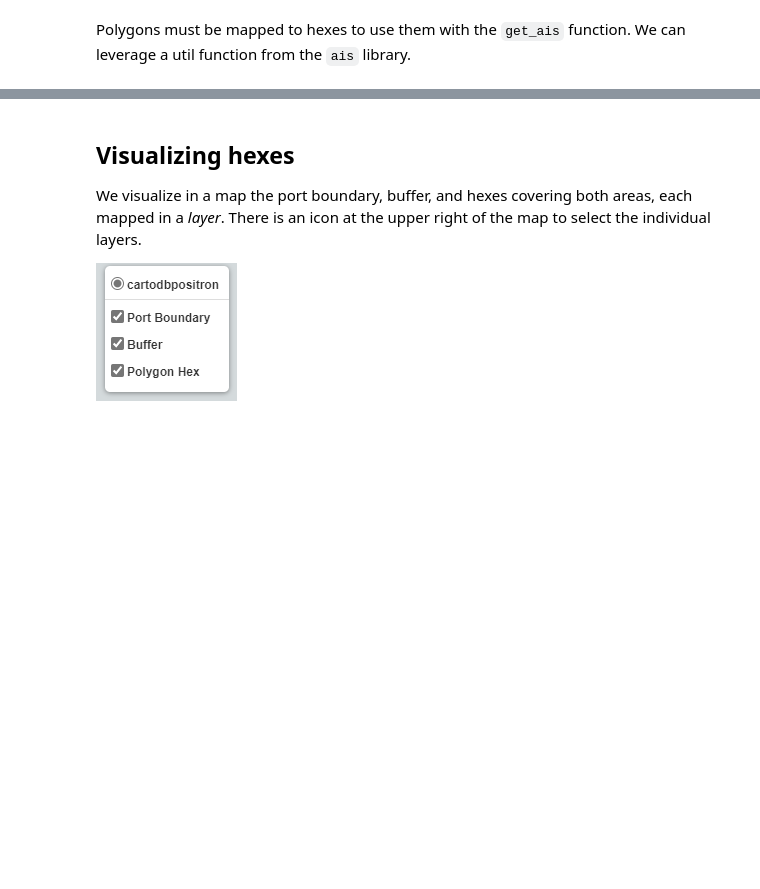
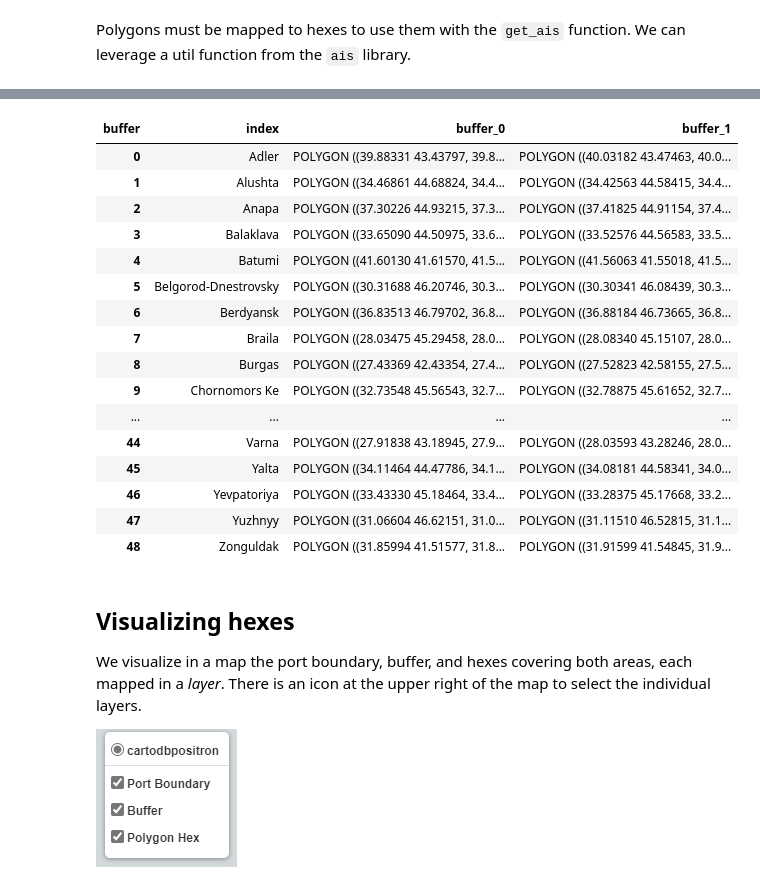
Before and after one commit to InseeFrLab/hackathon-un-2022, a Jupyter notebook: notebooks/ports.ipynb, the cells around one changed output, grey strips where cells are left out. Drawn from its saved outputs; the diff is of its cells as text; code cells hidden in the pictures; blank space fills up the shorter version.

Commit message:
Update ports

```diff
--- a/notebooks/ports.ipynb
+++ b/notebooks/ports.ipynb
@@ -60,5 +81,5 @@ df['port_buffer'] = res_difference['geometry']
 # %% [markdown]
 Filtering ports from the Azov and Black seas
 # %%
-df_black_azov = pd.concat([df[df['water_body'].str.contains('Azov', case=False)], df[df['water_body'].str.contains('Black', case=False)]])
+df_black_azov = df[df['water_body'].str.contains('Black', case=False)]
 # %% [markdown]
@@ -72,7 +97,7 @@ Plotting port coverages and buffers
 # %%
 m = folium.Map(location=[43.433333, 39.933333])
 
-for i in range(0, 2):
+for i in range(0, 5):
     # Plot port coordinates
     folium.Marker([df_black_azov.iloc[i]['lat'], df_black_azov.iloc[i]['long']],
                   popup=df_black_azov.iloc[i]['port_name']).add_to(m)
@@ -110,0 +126,7 @@ port_df_hex.head()
+# %%
+# Fill polygons with hexes, port boundary and buffer
+# We are choosing H3 resolution 9 which isn't too big of a resolution for our polygon but not too small that we generate a lot of h3 indices
+h3_resolution = 9
+
+input_polygons = [(df_black_azov.iloc[i]['port_name'], mapping(df_black_azov.iloc[i].port_coverage)) for i in range(df_black_azov.shape[0])] + \
+    [(df_black_azov.iloc[i]['port_name'] + " Buffer", mapping(df_black_azov.iloc[i].port_buffer)) for i in range(df_black_azov.shape[0])]
@@ -129,0 +211,23 @@ port_df_hex_poly
+# %%
+port_df_hex_poly['buffer'] = ['buffer_' + str(buffer) for buffer in np.tile(np.arange(2), 49)]
+port_df_hex_poly['polygon_name'] = port_df_hex_poly['polygon_name'].str.replace(' Buffer', '')
+# %%
+df_hexes = pd.pivot(port_df_hex_poly, index='polygon_name', columns='buffer', values='hex_id').rename_axis(None).reset_index().rename(columns={'index': 'port_name'})
+# %% [output]
+| buffer | index | buffer_0 | buffer_1 |
+| 0 | Adler | POLYGON ((39.88331 43.43797, 39.8... | POLYGON ((40.03182 43.47463, 40.0... |
+| 1 | Alushta | POLYGON ((34.46861 44.68824, 34.4... | POLYGON ((34.42563 44.58415, 34.4... |
+| 2 | Anapa | POLYGON ((37.30226 44.93215, 37.3... | POLYGON ((37.41825 44.91154, 37.4... |
+| 3 | Balaklava | POLYGON ((33.65090 44.50975, 33.6... | POLYGON ((33.52576 44.56583, 33.5... |
+| 4 | Batumi | POLYGON ((41.60130 41.61570, 41.5... | POLYGON ((41.56063 41.55018, 41.5... |
+| 5 | Belgorod-Dnestrovsky | POLYGON ((30.31688 46.20746, 30.3... | POLYGON ((30.30341 46.08439, 30.3... |
+| 6 | Berdyansk | POLYGON ((36.83513 46.79702, 36.8... | POLYGON ((36.88184 46.73665, 36.8... |
+| 7 | Braila | POLYGON ((28.03475 45.29458, 28.0... | POLYGON ((28.08340 45.15107, 28.0... |
+| 8 | Burgas | POLYGON ((27.43369 42.43354, 27.4... | POLYGON ((27.52823 42.58155, 27.5... |
+| 9 | Chornomors Ke | POLYGON ((32.73548 45.56543, 32.7... | POLYGON ((32.78875 45.61652, 32.7... |
+| ... | ... | ... | ... |
+| 44 | Varna | POLYGON ((27.91838 43.18945, 27.9... | POLYGON ((28.03593 43.28246, 28.0... |
+| 45 | Yalta | POLYGON ((34.11464 44.47786, 34.1... | POLYGON ((34.08181 44.58341, 34.0... |
+| 46 | Yevpatoriya | POLYGON ((33.43330 45.18464, 33.4... | POLYGON ((33.28375 45.17668, 33.2... |
+| 47 | Yuzhnyy | POLYGON ((31.06604 46.62151, 31.0... | POLYGON ((31.11510 46.52815, 31.1... |
+| 48 | Zonguldak | POLYGON ((31.85994 41.51577, 31.8... | POLYGON ((31.91599 41.54845, 31.9... |
```
Also changed, not shown: parts of 15 cells of this notebook.
